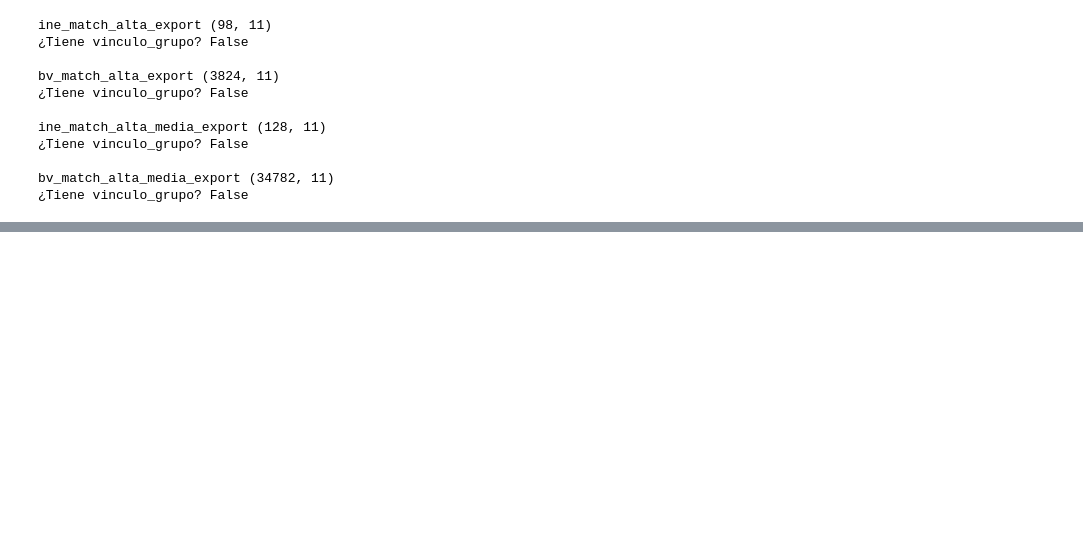
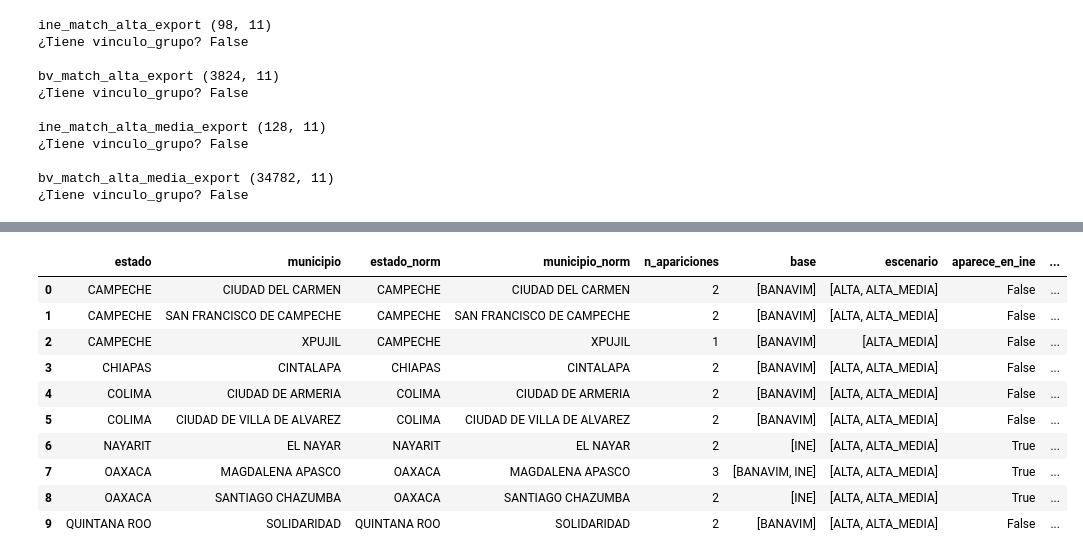
Before and after one commit to BesaidGarden/Calidad-y-Preprocesamiento-de-Datos---Registro-Publico-de-Agresores, a Jupyter notebook: Código/fusion_individuos.ipynb, the cells around one changed output, grey strips where cells are left out. Saved outputs shown, nothing was run; the diff lists cells and outputs as text; code cells hidden in the pictures; blank space fills up the shorter version.

```diff
--- a/Código/fusion_individuos.ipynb
+++ b/Código/fusion_individuos.ipynb
@@ -703,0 +1321,81 @@ Bases guardadas en: ..\Data\fusion_outputs
+# %%
+# Preparar tabla de municipios no encontrados únicos con trazabilidad agregada
+
+municipios_no_encontrados_unicos = (
+    no_encontrados
+    .groupby(["estado", "municipio", "estado_norm", "municipio_norm"], as_index=False)
+    .agg({
+        "base": lambda x: sorted(set(x)),
+        "escenario": lambda x: sorted(set(x)),
+    })
+)
+
+# Agregar columnas booleanas de presencia por base y escenario
+municipios_no_encontrados_unicos["aparece_en_ine"] = (
+    municipios_no_encontrados_unicos["base"].apply(lambda x: "INE" in x)
+)
+
+municipios_no_encontrados_unicos["aparece_en_banavim"] = (
+    municipios_no_encontrados_unicos["base"].apply(lambda x: "BANAVIM" in x)
+)
+
+municipios_no_encontrados_unicos["aparece_en_alta"] = (
+    municipios_no_encontrados_unicos["escenario"].apply(lambda x: "ALTA" in x)
+)
+
+municipios_no_encontrados_unicos["aparece_en_alta_media"] = (
+    municipios_no_encontrados_unicos["escenario"].apply(lambda x: "ALTA_MEDIA" in x)
+)
+
+# Contar apariciones totales
+apariciones = (
+    no_encontrados
+    .groupby(["estado", "municipio"])
+    .size()
+    .reset_index(name="n_apariciones")
+)
+
+municipios_no_encontrados_unicos = municipios_no_encontrados_unicos.merge(
+    apariciones,
+    on=["estado", "municipio"],
+    how="left"
+)
+
+# Reordenar columnas
+municipios_no_encontrados_unicos = municipios_no_encontrados_unicos[[
+    "estado",
+    "municipio",
+    "estado_norm",
+    "municipio_norm",
+    "n_apariciones",
+    "base",
+    "escenario",
+    "aparece_en_ine",
+    "aparece_en_banavim",
+    "aparece_en_alta",
+    "aparece_en_alta_media"
+]].sort_values(["estado", "municipio"])
+
+display(municipios_no_encontrados_unicos)
+
+# Guardar resultado
+municipios_no_encontrados_unicos.to_csv(
+    OUTPUT_DIR / "municipios_no_encontrados_unicos.csv",
+    index=False,
+    encoding="utf-8-sig"
+)
+
+print(f"\nTotal de municipios únicos no encontrados: {len(municipios_no_encontrados_unicos)}")
+print(f"Guardado en: {OUTPUT_DIR / 'municipios_no_encontrados_unicos.csv'}")
+# %% [output]
+|  | estado | municipio | estado_norm | municipio_norm | n_apariciones | base | escenario | aparece_en_ine | ... |
+| 0 | CAMPECHE | CIUDAD DEL CARMEN | CAMPECHE | CIUDAD DEL CARMEN | 2 | [BANAVIM] | [ALTA, ALTA_MEDIA] | False | ... |
+| 1 | CAMPECHE | SAN FRANCISCO DE CAMPECHE | CAMPECHE | SAN FRANCISCO DE CAMPECHE | 2 | [BANAVIM] | [ALTA, ALTA_MEDIA] | False | ... |
+| 2 | CAMPECHE | XPUJIL | CAMPECHE | XPUJIL | 1 | [BANAVIM] | [ALTA_MEDIA] | False | ... |
+| 3 | CHIAPAS | CINTALAPA | CHIAPAS | CINTALAPA | 2 | [BANAVIM] | [ALTA, ALTA_MEDIA] | False | ... |
+| 4 | COLIMA | CIUDAD DE ARMERIA | COLIMA | CIUDAD DE ARMERIA | 2 | [BANAVIM] | [ALTA, ALTA_MEDIA] | False | ... |
+| 5 | COLIMA | CIUDAD DE VILLA DE ALVAREZ | COLIMA | CIUDAD DE VILLA DE ALVAREZ | 2 | [BANAVIM] | [ALTA, ALTA_MEDIA] | False | ... |
+| 6 | NAYARIT | EL NAYAR | NAYARIT | EL NAYAR | 2 | [INE] | [ALTA, ALTA_MEDIA] | True | ... |
+| 7 | OAXACA | MAGDALENA APASCO | OAXACA | MAGDALENA APASCO | 3 | [BANAVIM, INE] | [ALTA, ALTA_MEDIA] | True | ... |
+| 8 | OAXACA | SANTIAGO CHAZUMBA | OAXACA | SANTIAGO CHAZUMBA | 2 | [INE] | [ALTA, ALTA_MEDIA] | True | ... |
+| 9 | QUINTANA ROO | SOLIDARIDAD | QUINTANA ROO | SOLIDARIDAD | 2 | [BANAVIM] | [ALTA, ALTA_MEDIA] | False | ... |
```
Also changed, not shown: parts of 20 cells of this notebook, 14 other files.
